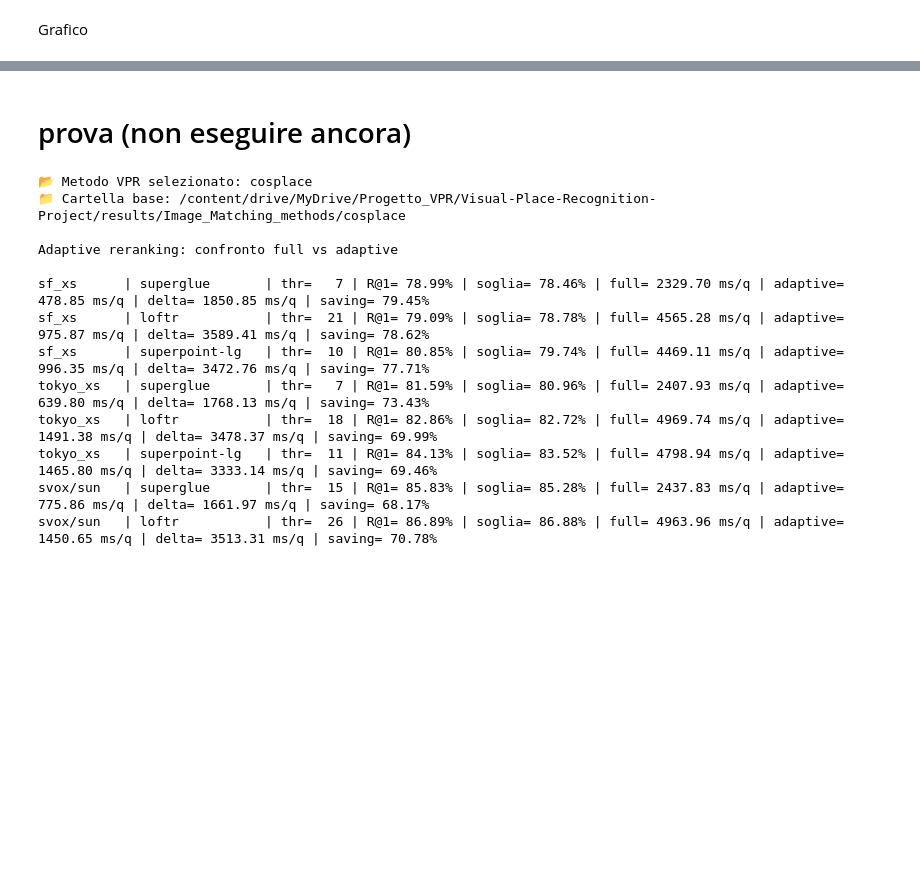
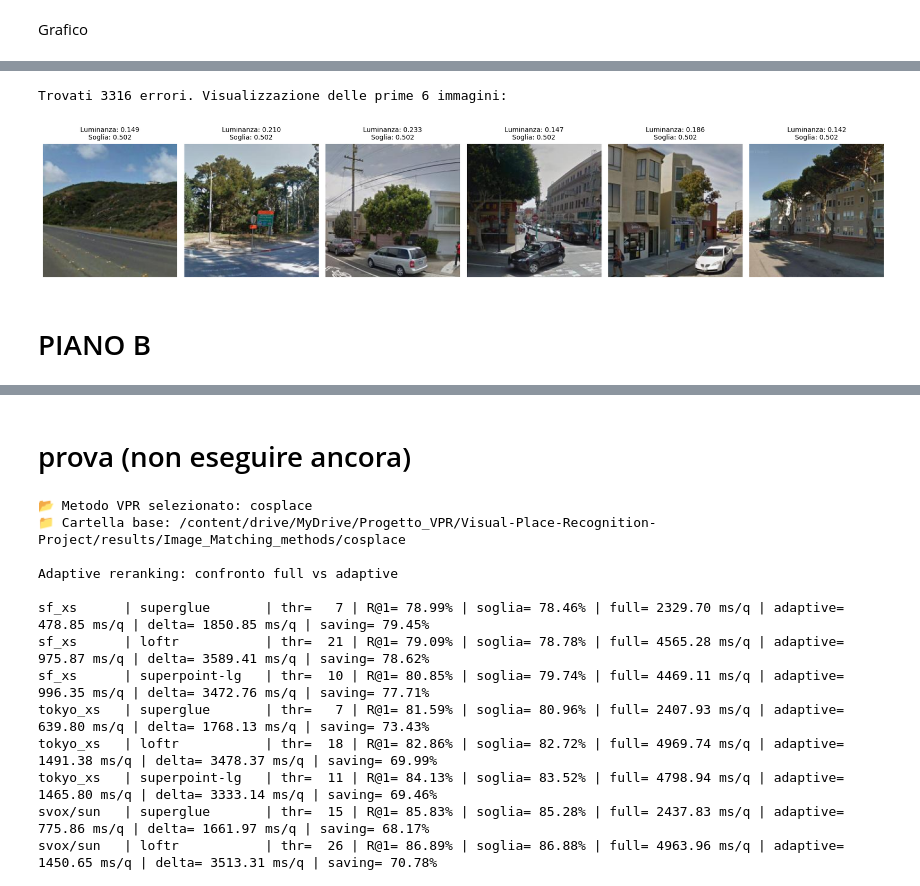
Before and after one commit to androsida/Visual-Place-Recognition-Project, a Jupyter notebook: start_your_project.ipynb, the cells around one changed output, grey strips where cells are left out. Cells and saved outputs as stored; diff of their text form; code cells hidden in the pictures; blank space fills up the shorter version.

```diff
--- a/start_your_project.ipynb
+++ b/start_your_project.ipynb
@@ -1197,0 +1265,36 @@ plt.grid(axis='y', alpha=0.3)
+# %%
+import matplotlib.pyplot as plt
+
+# Identifica gli indici delle immagini che sono sotto la soglia (notte)
+indici_errori = np.where(luminances_sfxs_mean <= threshold_luminance_mean)[0]
+
+max_immagini_da_mostrare = 6
+immagini_da_mostrare = indici_errori[:max_immagini_da_mostrare]
+
+if len(indici_errori) == 0:
+    print("Ottimo! Non ci sono errori da visualizzare. Tutte le immagini superano la soglia.")
+else:
+    print(f"Trovati {len(indici_errori)} errori. Visualizzazione delle prime {len(immagini_da_mostrare)} immagini:")
+
+    fig, axes = plt.subplots(1, len(immagini_da_mostrare), figsize=(18, 5))
+
+    if len(immagini_da_mostrare) == 1:
+        axes = [axes]
+
+    for i, idx in enumerate(immagini_da_mostrare):
+        path_immagine = sfxs_images[idx]
+        luminanza_val = luminances_sfxs_mean[idx]
+
+        img = Image.open(path_immagine)
+
+        axes[i].imshow(img)
+        axes[i].set_title(f"Luminanza: {luminanza_val:.3f}\nSoglia: {threshold_luminance:.3f}", fontsize=10)
+        axes[i].axis('off') # Nasconde gli assi coordinati
+
+    plt.tight_layout()
+    plt.show()
+# %% [output]
+Trovati 3316 errori. Visualizzazione delle prime 6 immagini:
+[figure, added]
+# %% [markdown]
+# PIANO B
```
Also changed, not shown: parts of 18 cells of this notebook.
